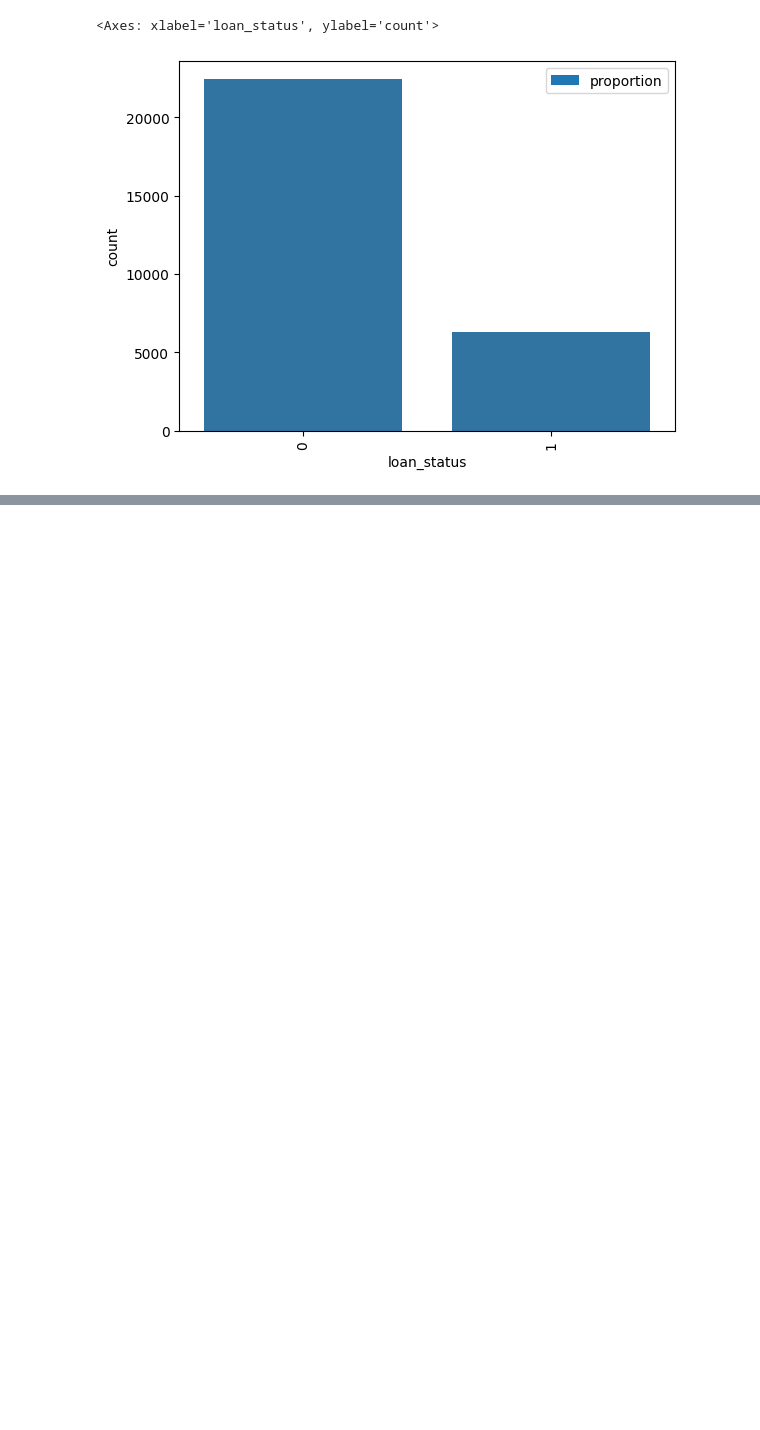
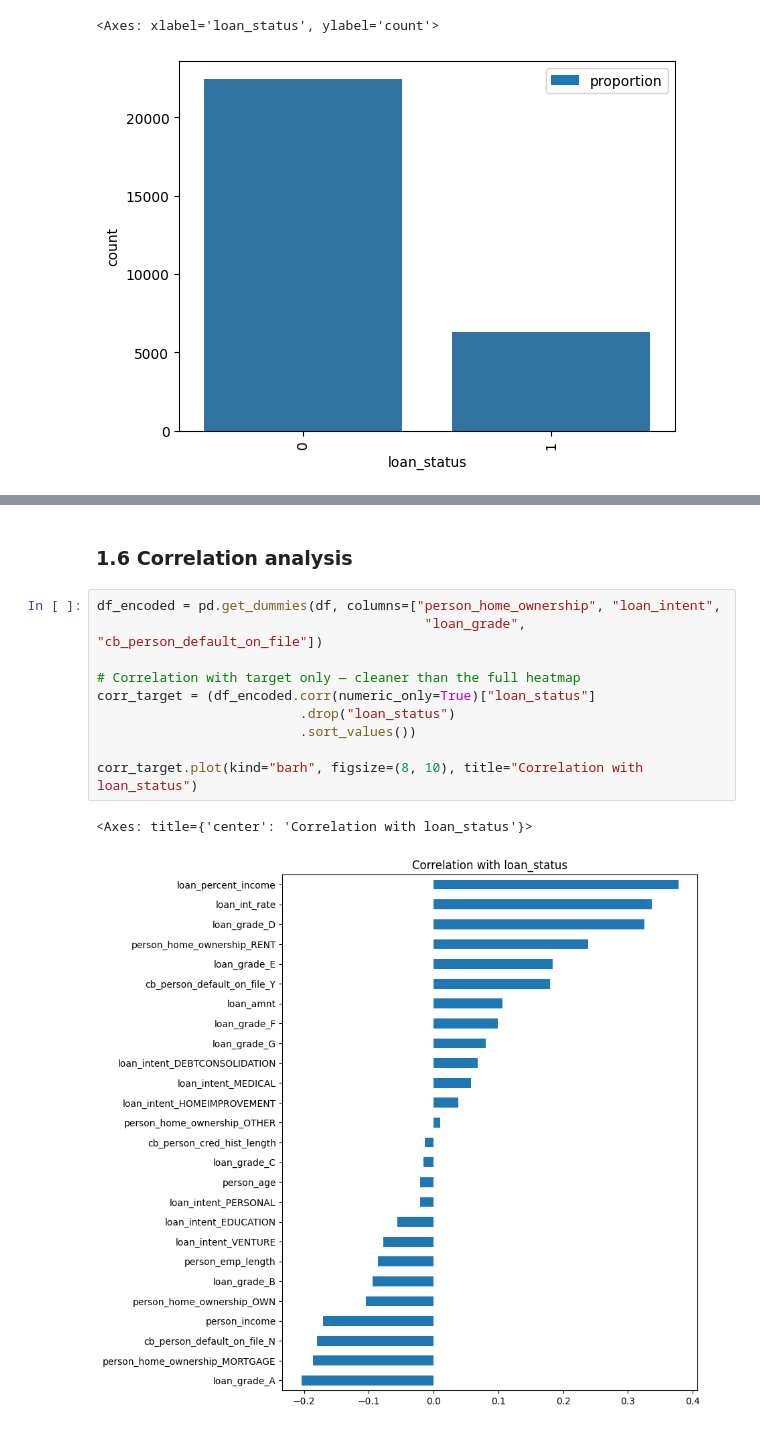
Before and after one commit to soufianboukir/credit-risk-prediction, a Jupyter notebook: notebooks/02_analysis.ipynb, the cells around one changed output, grey strips where cells are left out. Cells and saved outputs as stored; diff of their text form; blank space fills up the shorter version.

```diff
--- a/notebooks/02_analysis.ipynb
+++ b/notebooks/02_analysis.ipynb
@@ -44,0 +61,15 @@ for col in ["person_home_ownership", "loan_intent", "loan_grade", "cb_person_def
+# %% [markdown]
+### 1.6 Correlation analysis
+# %%
+df_encoded = pd.get_dummies(df, columns=["person_home_ownership", "loan_intent",
+                                          "loan_grade", "cb_person_default_on_file"])
+
+# Correlation with target only — cleaner than the full heatmap
+corr_target = (df_encoded.corr(numeric_only=True)["loan_status"]
+                          .drop("loan_status")
+                          .sort_values())
+
+corr_target.plot(kind="barh", figsize=(8, 10), title="Correlation with loan_status")
+# %% [output]
+<Axes: title={'center': 'Correlation with loan_status'}>
+[figure, added]
```
Also changed, not shown: parts of 6 cells of this notebook.
